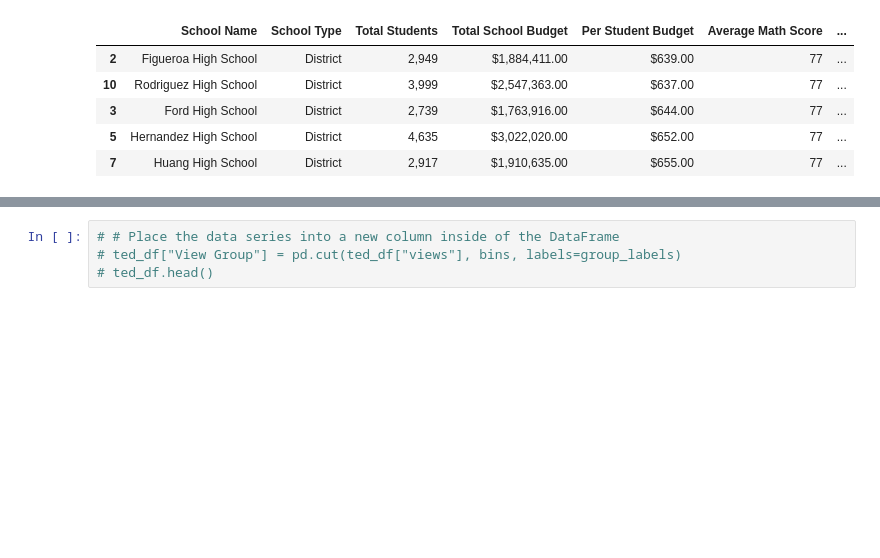
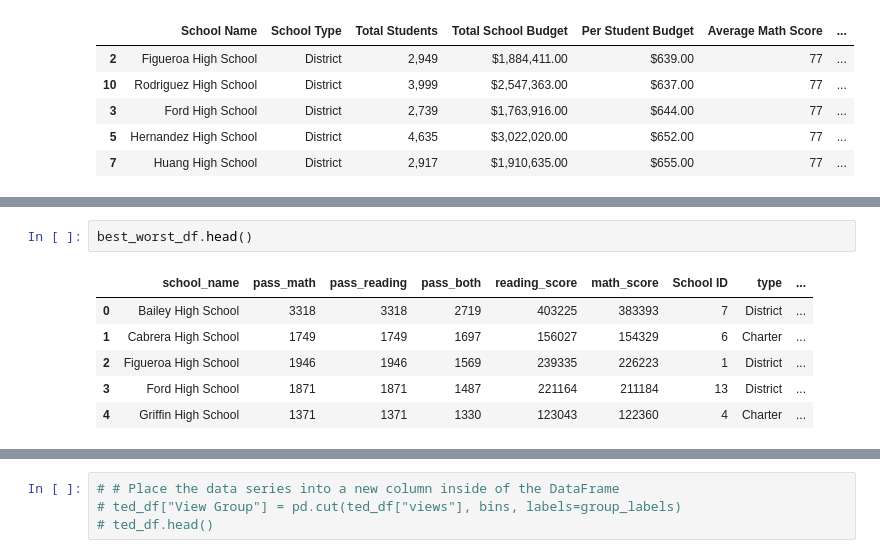
Before and after one commit to andersonmalloryk/pandas-challenge, a Jupyter notebook: PyCitySchools/PyCitySchools.ipynb, the cells around one changed output, grey strips where cells are left out. Drawn from its saved outputs; the diff is of its cells as text; blank space fills up the shorter version.

```diff
--- a/PyCitySchools/PyCitySchools.ipynb
+++ b/PyCitySchools/PyCitySchools.ipynb
@@ -213,0 +271,9 @@ worst_df.head(5)
+# %%
+best_worst_df.head()
+# %% [output]
+|  | school_name | pass_math | pass_reading | pass_both | reading_score | math_score | School ID | type | ... |
+| 0 | Bailey High School | 3318 | 3318 | 2719 | 403225 | 383393 | 7 | District | ... |
+| 1 | Cabrera High School | 1749 | 1749 | 1697 | 156027 | 154329 | 6 | Charter | ... |
+| 2 | Figueroa High School | 1946 | 1946 | 1569 | 239335 | 226223 | 1 | District | ... |
+| 3 | Ford High School | 1871 | 1871 | 1487 | 221164 | 211184 | 13 | District | ... |
+| 4 | Griffin High School | 1371 | 1371 | 1330 | 123043 | 122360 | 4 | Charter | ... |
```
Also changed, not shown: parts of 34 cells of this notebook.
